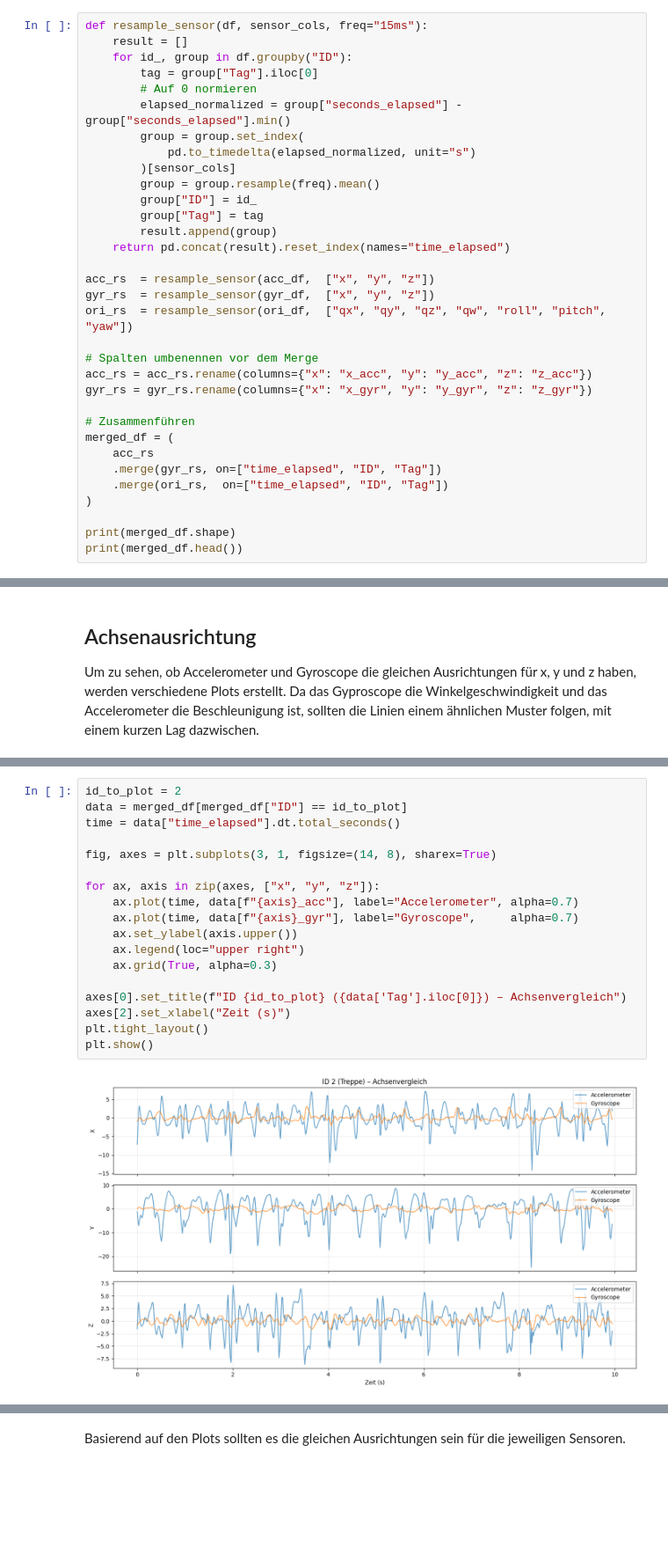
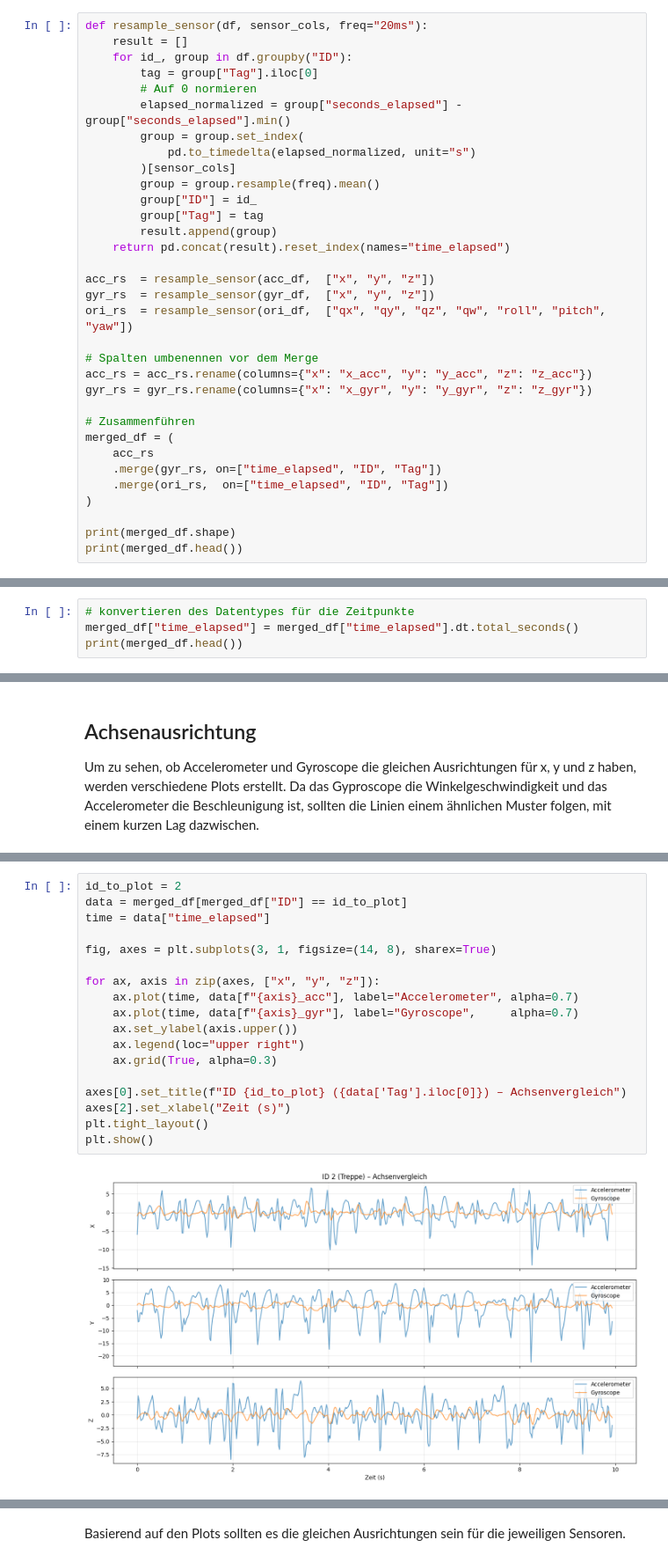
Before and after one commit to raphaelschuepbach/Sensor-based-Activity-Recognition, a Jupyter notebook: EDA_Notebooks/merge_data.ipynb, the cells around one changed output, grey strips where cells are left out. Shown at 88% size. Drawn from its saved outputs; the diff is of its cells as text; blank space fills up the shorter version.

Commit message:
Erstellen von Datensatz mit 50Hz, welcher unter Model_data gespeichert wird als Parquet File

```diff
--- a/EDA_Notebooks/merge_data.ipynb
+++ b/EDA_Notebooks/merge_data.ipynb
@@ -114,7 +118,7 @@ Da die drei Sensoren teilweise unterschiedliche Aufnahmefrequenzen haben, besitz
 
 Dabei wird die Zeit jeder Aufnahme (ID) auf 0 normiert, sodass jede Aufnahme bei t=0 beginnt. Anschliessend werden alle Messwerte innerhalb eines 0.02s-Fensters zum Mittelwert aggregiert (Downsampling von ~115Hz auf 50Hz). Da Accelerometer und Gyroscope beide Spalten mit den Namen x, y und z besitzen, werden diese vor dem Zusammenführen umbenannt (z.B. x_acc, x_gyr), um Verwechslungen zu vermeiden.
 # %%
-def resample_sensor(df, sensor_cols, freq="15ms"):
+def resample_sensor(df, sensor_cols, freq="20ms"):
     result = []
     for id_, group in df.groupby("ID"):
         tag = group["Tag"].iloc[0]
@@ -171,0 +176,4 @@ print(merged_df["ID"].nunique())
+# %%
+# konvertieren des Datentypes für die Zeitpunkte
+merged_df["time_elapsed"] = merged_df["time_elapsed"].dt.total_seconds()
+print(merged_df.head())
@@ -205,23 +237,23 @@ plt.show()
 # %%
 id_to_plot = 2
 data = merged_df[merged_df["ID"] == id_to_plot]
-time = data["time_elapsed"].dt.total_seconds()
+time = data["time_elapsed"]
 
 fig, axes = plt.subplots(3, 1, figsize=(14, 8), sharex=True)
 
 for ax, axis in zip(axes, ["x", "y", "z"]):
     ax.plot(time, data[f"{axis}_acc"], label="Accelerometer", alpha=0.7)
     ax.plot(time, data[f"{axis}_gyr"], label="Gyroscope",     alpha=0.7)
     ax.set_ylabel(axis.upper())
     ax.legend(loc="upper right")
     ax.grid(True, alpha=0.3)
 
 axes[0].set_title(f"ID {id_to_plot} ({data['Tag'].iloc[0]}) – Achsenvergleich")
 axes[2].set_xlabel("Zeit (s)")
 plt.tight_layout()
 plt.show()
 # %% [output]
-[figure, old version]
+[figure, new version]
 # %%
 id_to_plot = 2
 data = merged_df[merged_df["ID"] == id_to_plot]
```
Also changed, not shown: parts of 10 cells of this notebook, 3 other files.
